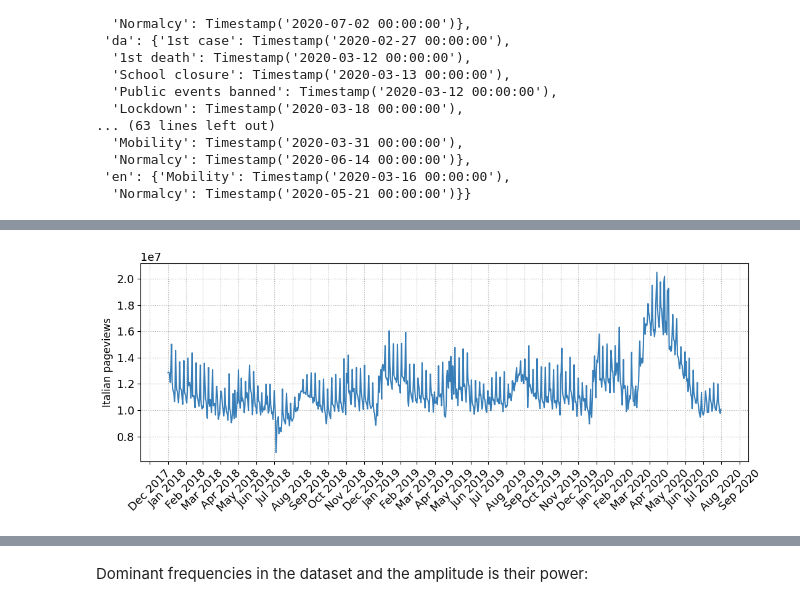
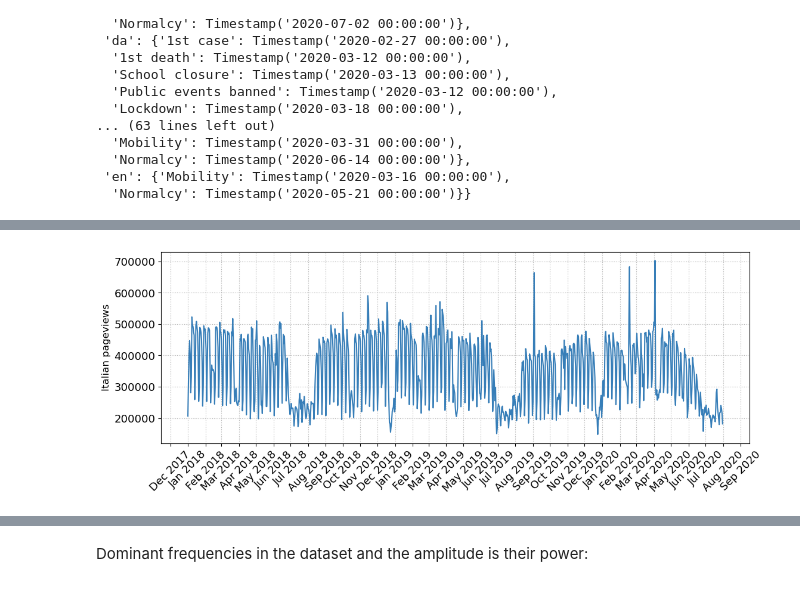
Before and after one commit to epfl-ada/ada-2023-project-rablashijupa, a Jupyter notebook: analyses/project.ipynb, the cells around one changed output, grey strips where cells are left out. Saved outputs shown, nothing was run; the diff lists cells and outputs as text; code cells hidden in the pictures.

```diff
--- a/analyses/project.ipynb
+++ b/analyses/project.ipynb
@@ -119,21 +119,21 @@ df.head()
 | topics | {'Culture.Biography.Biography*': ... | {'Culture.Biography.Biography*': ... | {'Culture.Biography.Biography*': ... | {'Culture.Biography.Biography*': ... | {'Culture.Biography.Biography*': ... | {'Culture.Biography.Biography*': ... | {'Culture.Biography.Biography*': ... | {'Culture.Biography.Biography*': ... | {'Culture.Biography.Biography*': ... | {'Culture.Biography.Biography*': ... | {'Culture.Biography.Biography*': ... | ... |
 # %%
 import matplotlib.dates as mdates
-italy = agg['it.m']['sum']
+italy = agg['da']['sum']
 # italy = italy[(italy.index.year == 2020) & (italy.index.month <= 12) & (italy.index.month >= 1)]
 fig = plt.figure(constrained_layout=False, figsize=(28,10))
 gs = fig.add_gridspec(2, 2, hspace=0.4)
 ax = fig.add_subplot(gs[0, 0])
 
 ax.plot(italy.index , italy.values, color="#377eb8", zorder=9)
 
 ax.xaxis.set_major_locator(mdates.MonthLocator())
 ax.xaxis.set_major_formatter(mdates.DateFormatter('%b %Y'))
 plt.setp(ax.get_xticklabels(), rotation=45)
 
 ax.set_ylabel("Italian pageviews")
 
 ax.grid(ls=":")
 # %% [output]
-[figure, old version]
+[figure, new version]
 # %%
```
Also changed, not shown: parts of 1 cell of this notebook.
